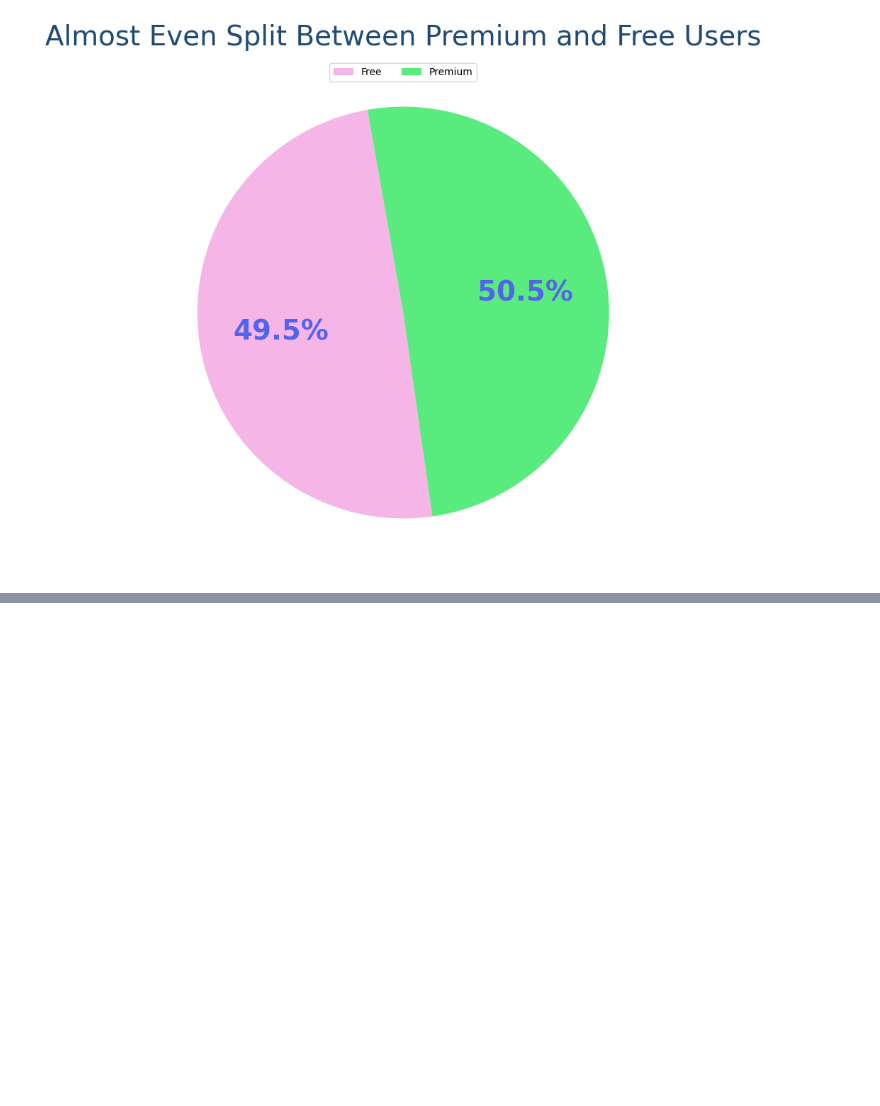
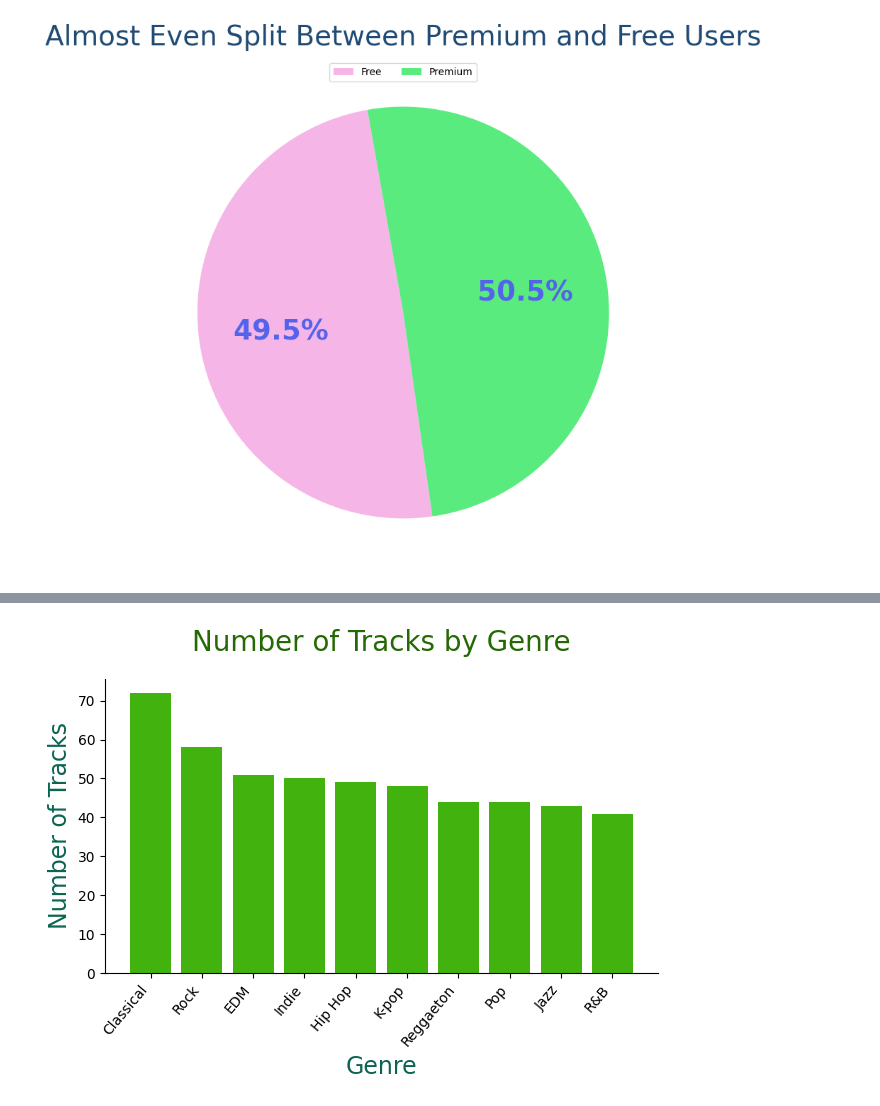
Before and after one commit to JessicaLindsey5514/learning_plots_jessicalindsey, a Jupyter notebook: notebooks/plots_tutorial.ipynb, the cells around one changed output, grey strips where cells are left out. Saved outputs shown, nothing was run; the diff lists cells and outputs as text; code cells hidden in the pictures; blank space fills up the shorter version.

```diff
--- a/notebooks/plots_tutorial.ipynb
+++ b/notebooks/plots_tutorial.ipynb
@@ -349,0 +428,23 @@ plt.show()
+# %%
+genre_counts = spotify_df["Genre"].value_counts().sort_values(ascending=False)
+genre_counts
+
+plt.bar(genre_counts.index, genre_counts.values, width= 0.8, color= "#42B30E")
+plt.xticks(rotation=50, ha="right")
+
+plt.xlabel("Genre", color= "#0B6451", fontsize=17)
+plt.ylabel("Number of Tracks", color= "#0B6451", fontsize=17)
+plt.title("Number of Tracks by Genre", fontsize=20, pad=20, color= "#256905")
+
+
+ax = plt.gca()
+ax.spines["top"].set_visible(False)
+ax.spines["right"].set_visible(False)
+
+
+plt.tight_layout()
+
+plt.savefig('../plots/numtracks_bygenre.png')
+plt.show()
+# %% [output]
+[figure, added]
```
Also changed, not shown: parts of 8 cells of this notebook, 9 other files.
